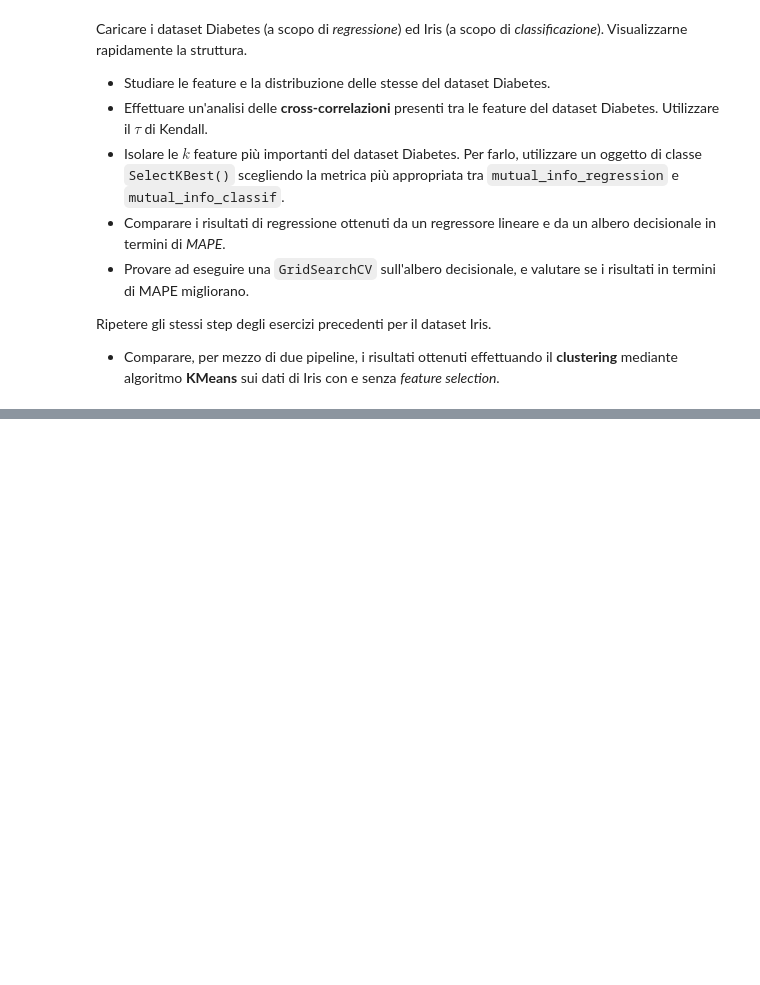
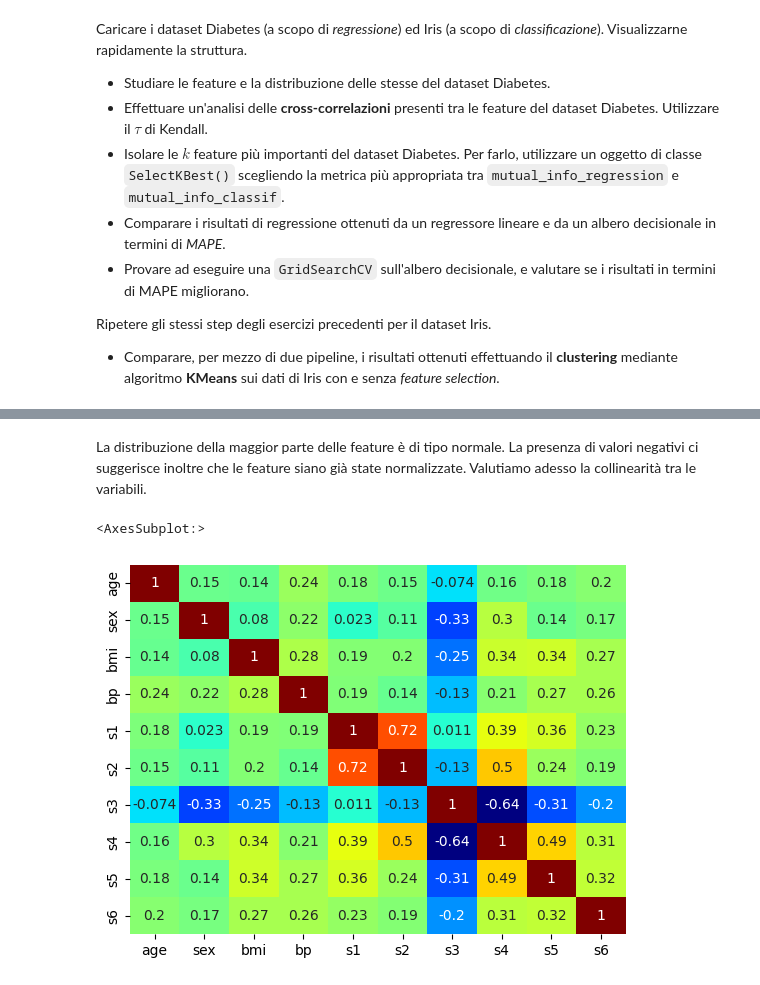
Before and after one commit to marcocecca00/PythonCalcoloScientifico, a Jupyter notebook: Notes/Esercizi Scikit Learn.ipynb, the cells around one changed output, grey strips where cells are left out. Drawn from its saved outputs; the diff is of its cells as text; code cells hidden in the pictures; blank space fills up the shorter version.

```diff
--- a/Notes/Esercizi Scikit Learn.ipynb
+++ b/Notes/Esercizi Scikit Learn.ipynb
@@ -42,0 +108,12 @@ Ripetere gli stessi step degli esercizi precedenti per il dataset Iris.
+# %% [markdown]
+La distribuzione della maggior parte delle feature è di tipo normale. La presenza di valori negativi ci suggerisce inoltre che le feature siano già state normalizzate.
+Valutiamo adesso la collinearità tra le variabili.
+# %%
+sns.heatmap(
+    data.data.corr(method='kendall'),
+    annot=True,
+    cmap='jet',
+    cbar=False)
+# %% [output]
+<AxesSubplot:>
+[figure, added]
```
Also changed, not shown: parts of 32 cells of this notebook.
